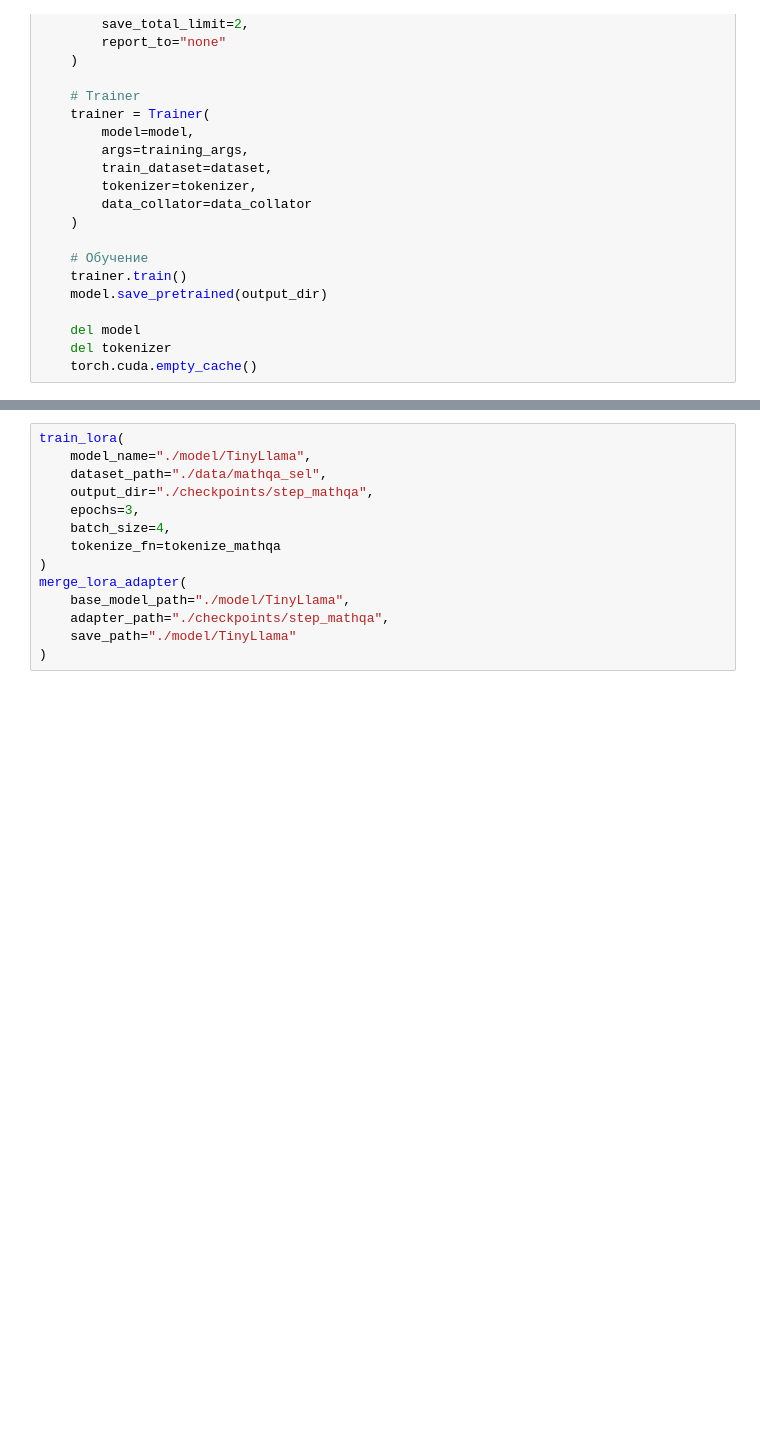
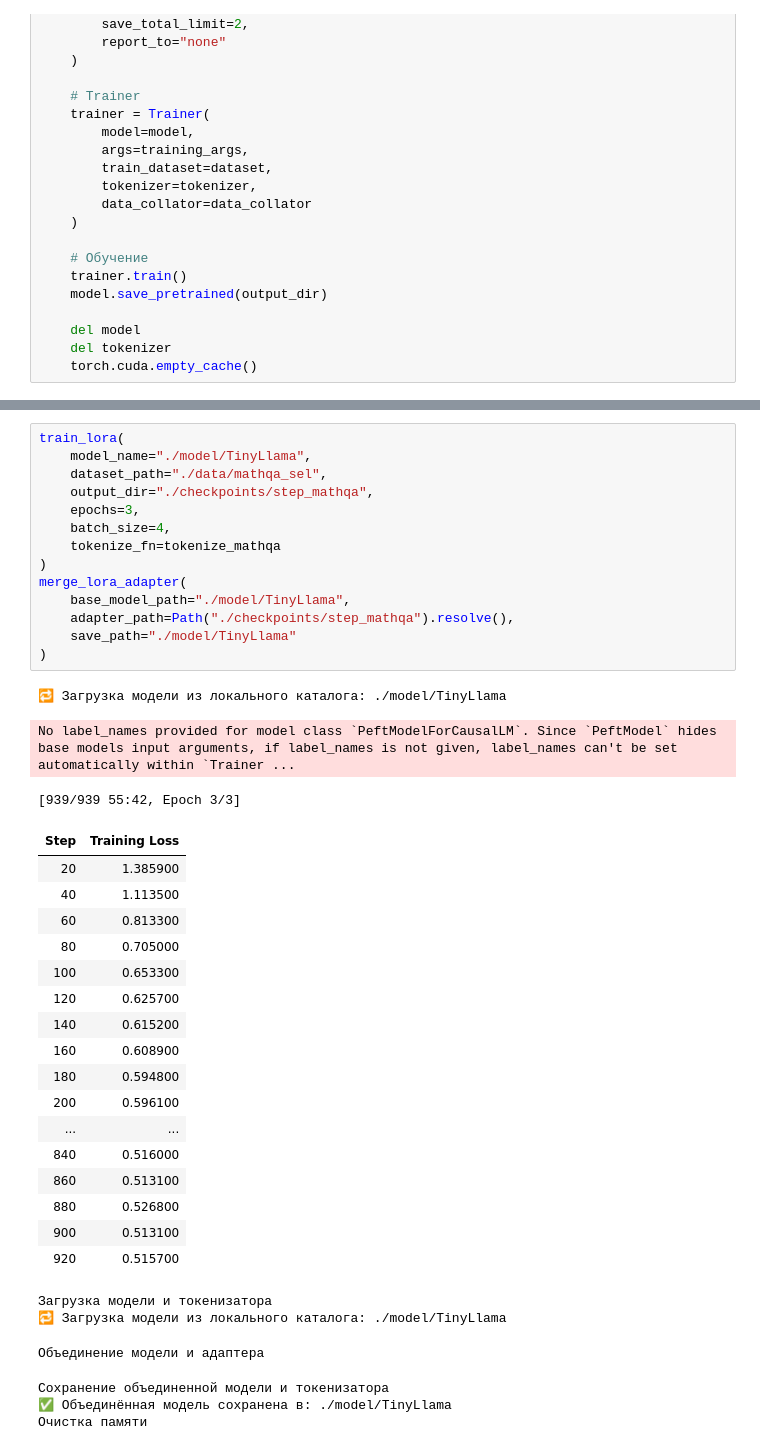
Before and after one commit to Mister-0-Zero/fine_tuning_model_for_AI_bot, a Jupyter notebook: post_training_model.ipynb, the cells around one changed output, grey strips where cells are left out. Drawn from its saved outputs; the diff is of its cells as text; blank space fills up the shorter version.

```diff
--- a/post_training_model.ipynb
+++ b/post_training_model.ipynb
@@ -372,17 +442,44 @@ merge_lora_adapter(
 # %%
 train_lora(
     model_name="./model/TinyLlama",
     dataset_path="./data/mathqa_sel",
     output_dir="./checkpoints/step_mathqa",
     epochs=3,
     batch_size=4,
     tokenize_fn=tokenize_mathqa
 )
 merge_lora_adapter(
     base_model_path="./model/TinyLlama",
-    adapter_path="./checkpoints/step_mathqa",
+    adapter_path=Path("./checkpoints/step_mathqa").resolve(),
     save_path="./model/TinyLlama"
 )
+# %% [output]
+🔁 Загрузка модели из локального каталога: ./model/TinyLlama
+No label_names provided for model class `PeftModelForCausalLM`. Since `PeftModel` hides base models input arguments, if label_names is not given, label_names can't be set automatically within `Trainer ...
+[939/939 55:42, Epoch 3/3]
+| Step | Training Loss |
+| 20 | 1.385900 |
+| 40 | 1.113500 |
+| 60 | 0.813300 |
+| 80 | 0.705000 |
+| 100 | 0.653300 |
+| 120 | 0.625700 |
+| 140 | 0.615200 |
+| 160 | 0.608900 |
+| 180 | 0.594800 |
+| 200 | 0.596100 |
+| ... | ... |
+| 840 | 0.516000 |
+| 860 | 0.513100 |
+| 880 | 0.526800 |
+| 900 | 0.513100 |
+| 920 | 0.515700 |
+Загрузка модели и токенизатора
+🔁 Загрузка модели из локального каталога: ./model/TinyLlama
+Объединение модели и адаптера
+Сохранение объединенной модели и токенизатора
+✅ Объединённая модель сохранена в: ./model/TinyLlama
+Очистка памяти
 # %%
 train_lora(
     model_name="./model/TinyLlama",
```
Also changed, not shown: parts of 7 cells of this notebook.
